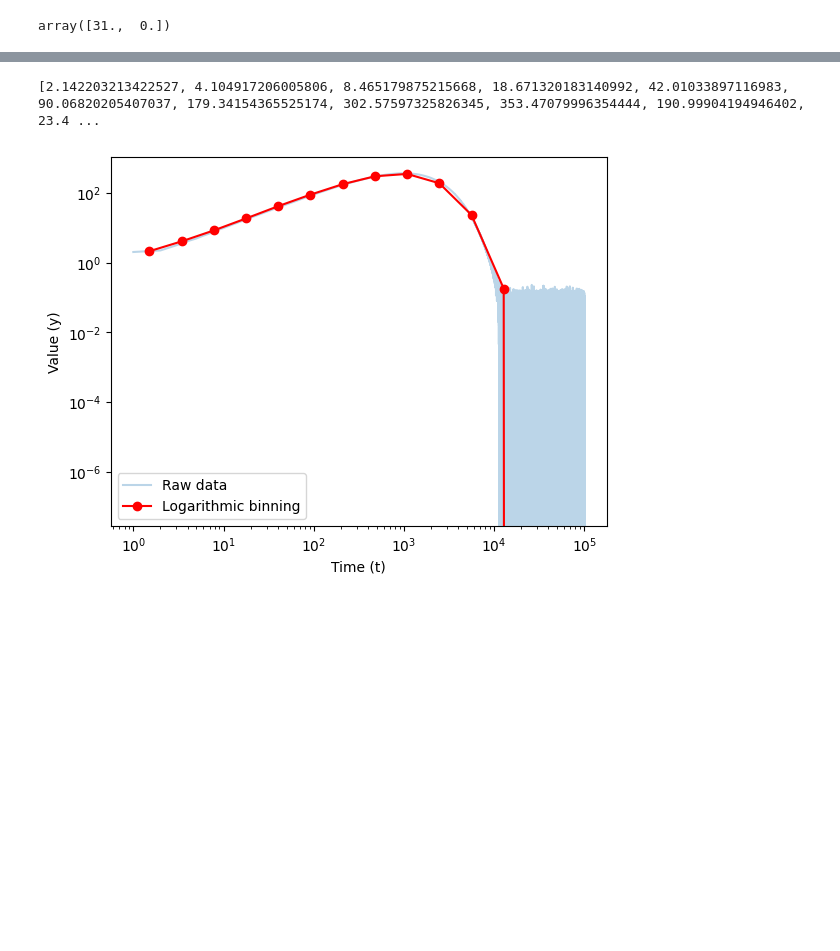
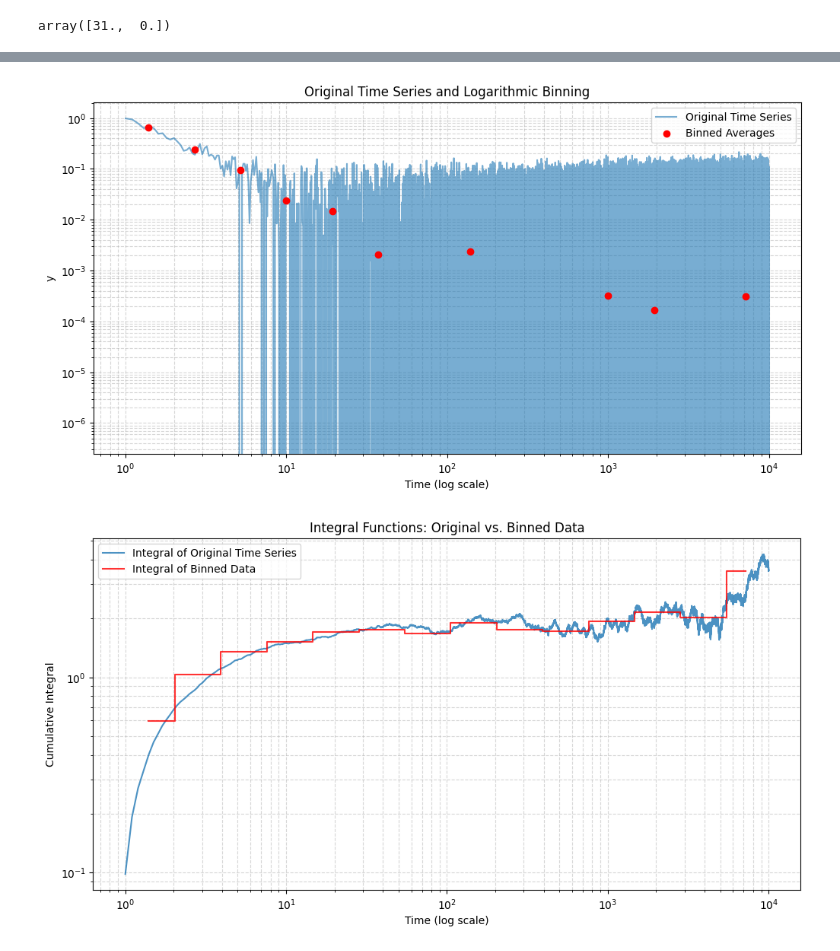
Before and after one commit to vdiflorio/1Dchain, a Jupyter notebook: hist.ipynb, the cells around one changed output, grey strips where cells are left out. Cells and saved outputs as stored; diff of their text form; code cells hidden in the pictures; blank space fills up the shorter version.

```diff
--- a/hist.ipynb
+++ b/hist.ipynb
@@ -584,24 +654,50 @@ for ratio in np.unique(deltaT_N_ratios):
 # %%
 import numpy as np
 import matplotlib.pyplot as plt
 
-# Example data
-t = np.linspace(1, 100000, 100000)
-y = (t*np.exp(-t/1000)+t**-1.5 + np.random.normal(0, 0.05, len(t)))  # Add some noise
+import numpy as np
+import matplotlib.pyplot as plt
+
+# Time series
+t = np.linspace(1, 10000, 100000)
+y = (t**-1.5 + np.random.normal(0, 0.05, len(t)))  # Add some noise
 
 # Logarithmic binning
-bins = np.logspace(np.log10(min(t)), np.log10(max(t)), num=15)
+num_bins =15
+bins = np.logspace(np.log10(min(t)), np.log10(max(t)), num=num_bins)
 bin_centers = np.sqrt(bins[:-1] * bins[1:])
 binned_y = [np.mean(y[(t >= bins[i]) & (t < bins[i+1])]) for i in range(len(bins) - 1)]
+bin_widths = np.diff(bins)
 
-print(binned_y)
-# Plot
-plt.loglog(t, y, alpha=0.3, label="Raw data")
-plt.loglog(bin_centers, binned_y, marker='o', label="Logarithmic binning", color="red")
-plt.xlabel("Time (t)")
-plt.ylabel("Value (y)")
+# Integral of original time series
+integral_original = np.cumsum(np.gradient(t) * y)
+
+# Integral of binned data
+integral_binned = np.cumsum(np.array(binned_y) * bin_widths)
+
+# Plot 1: Original time series and binned averages
+plt.figure(figsize=(12, 6))
+plt.loglog(t, y, label='Original Time Series', alpha=0.6)
+plt.scatter(bin_centers, binned_y, color='red', label='Binned Averages', zorder=3)
+
+plt.xlabel('Time (log scale)')
+plt.ylabel('y')
+plt.title('Original Time Series and Logarithmic Binning')
 plt.legend()
+plt.grid(True, which='both', linestyle='--', alpha=0.5)
 plt.show()
+
+# Plot 2: Integral functions
+
+plt.loglog(t, integral_original, label='Integral of Original Time Series', alpha=0.8)
+plt.step(bin_centers, integral_binned, where='mid', color='red', label='Integral of Binned Data', alpha=0.8)
+
+plt.xlabel('Time (log scale)')
+plt.ylabel('Cumulative Integral')
+plt.title('Integral Functions: Original vs. Binned Data')
+plt.legend()
+plt.grid(True, which='both', linestyle='--', alpha=0.5)
+plt.show()
 # %% [output]
-[2.142203213422527, 4.104917206005806, 8.465179875215668, 18.671320183140992, 42.01033897116983, 90.06820205407037, 179.34154365525174, 302.57597325826345, 353.47079996354444, 190.99904194946402, 23.4 ...
-[figure, old version]
+[figure, new version]
+[figure, added]
```
Also changed, not shown: parts of 2 cells of this notebook, 3 other files.
